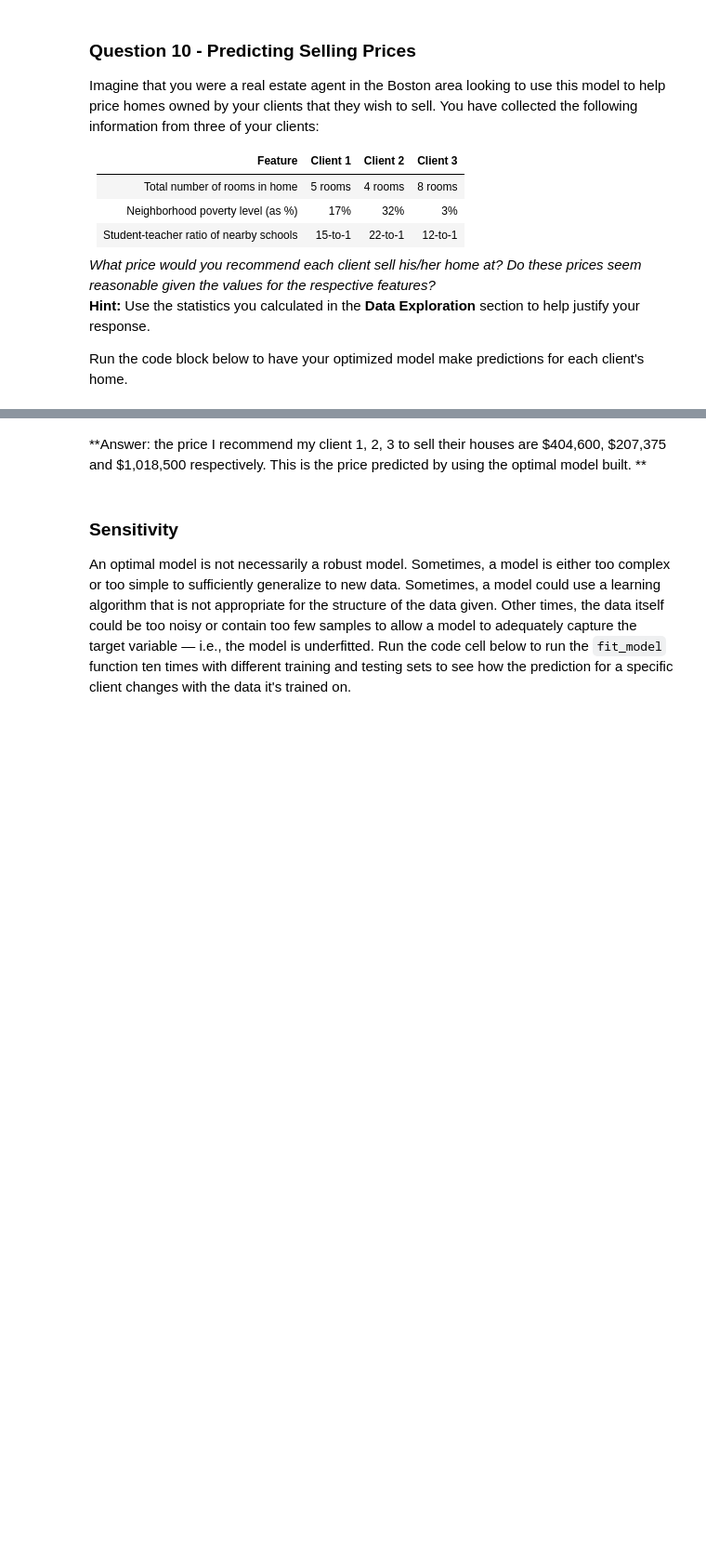
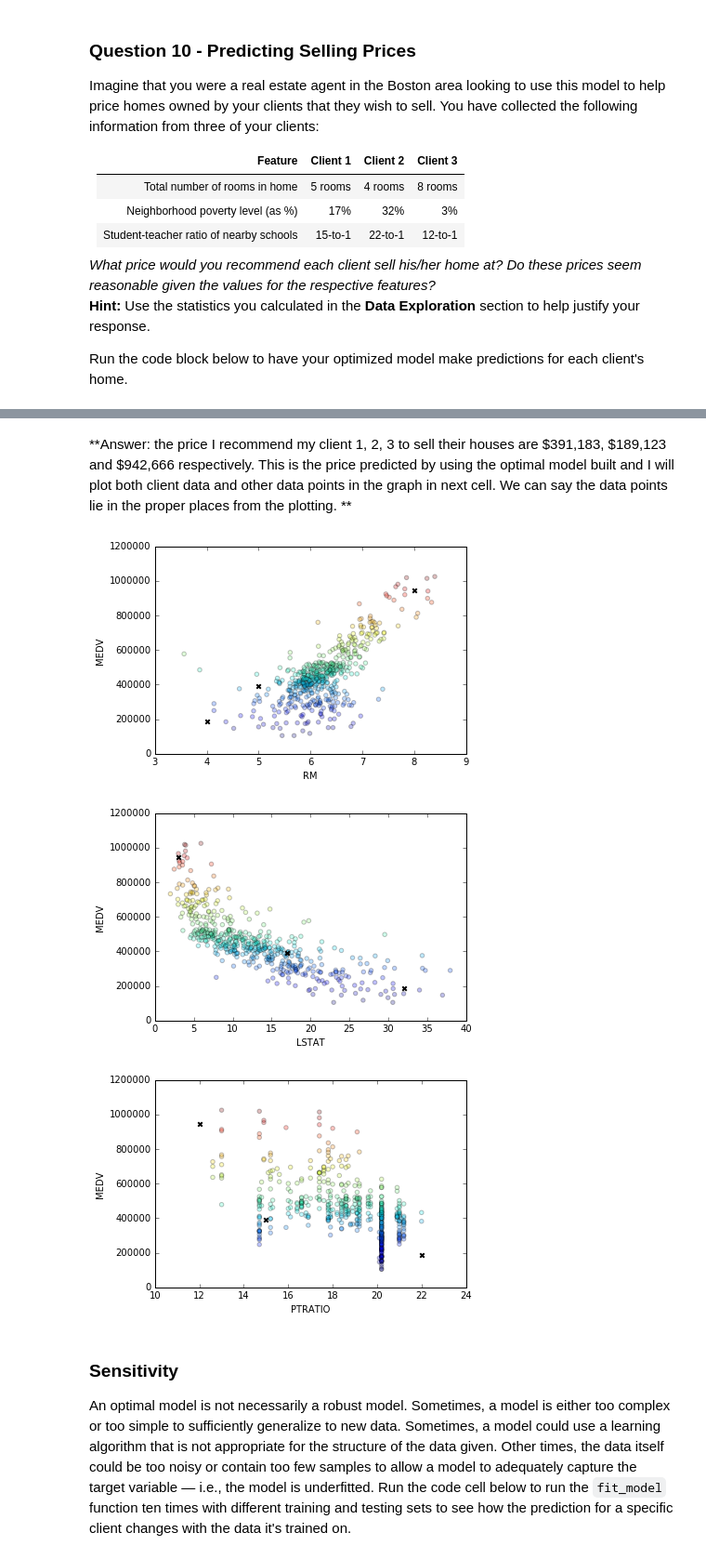
Before and after one commit to hyokenmi/machine-learning, a Jupyter notebook: projects/boston_housing/boston_housing.ipynb, the cells around one changed output, grey strips where cells are left out. Shown at 93% size. Saved outputs shown, nothing was run; the diff lists cells and outputs as text; code cells hidden in the pictures; blank space fills up the shorter version.

```diff
--- a/projects/boston_housing/boston_housing.ipynb
+++ b/projects/boston_housing/boston_housing.ipynb
@@ -260,13 +317,13 @@ def fit_model(X, y):
     regressor = DecisionTreeRegressor()
 
     # TODO: Create a dictionary for the parameter 'max_depth' with a range from 1 to 10
-    params = {'max_depth' :  [x for x in xrange(1,10)]}
+    params = {'max_depth' :  [x for x in xrange(1,11)]}
 
     # TODO: Transform 'performance_metric' into a scoring function using 'make_scorer'
-    scoring_fnc = make_scorer(explained_variance_score)
+    scoring_fnc = make_scorer(performance_metric)
 
     # TODO: Create the grid search object
-    grid = GridSearchCV(regressor, params)
+    grid = GridSearchCV(regressor, params,scoring= scoring_fnc, cv=cv_sets)
 
     # Fit the grid search object to the data to compute the optimal model
     grid = grid.fit(X, y)
@@ -320,5 +377,18 @@ Predicted selling price for Client 3's home: $1,018,500.00
 # %% [markdown]
-**Answer: the price I recommend my client 1, 2, 3 to sell their houses are \$404,600,  \$207,375 and \$1,018,500 respectively. This is the price predicted by using the optimal model built. **
+**Answer: the price I recommend my client 1, 2, 3 to sell their houses are \$391,183,  \$189,123 and \$942,666 respectively. This is the price predicted by using the optimal model built and I will plot both client data and other data points in the graph in next cell. We can say the data points lie in the proper places from the plotting. **
+# %%
+clients = np.transpose(client_data)
+pred = reg.predict(client_data)
+for i, feat in enumerate(['RM', 'LSTAT', 'PTRATIO']):
+    plt.scatter(features[feat], prices, alpha=0.25, c=prices)
+    plt.scatter(clients[i], pred, color='black', marker='x', linewidth=2)
+    plt.xlabel(feat)
+    plt.ylabel('MEDV')
+    plt.show()
+# %% [output]
+[figure, added]
+[figure, added]
+[figure, added]
 # %% [markdown]
 ### Sensitivity
 An optimal model is not necessarily a robust model. Sometimes, a model is either too complex or too simple to sufficiently generalize to new data. Sometimes, a model could use a learning algorithm that is not appropriate for the structure of the data given. Other times, the data itself could be too noisy or contain too few samples to allow a model to adequately capture the target variable — i.e., the model is underfitted. Run the code cell below to run the `fit_model` function ten times with different training and testing sets to see how the prediction for a specific client changes with the data it's trained on.
```
Also changed, not shown: parts of 15 cells of this notebook, 1 other file.
